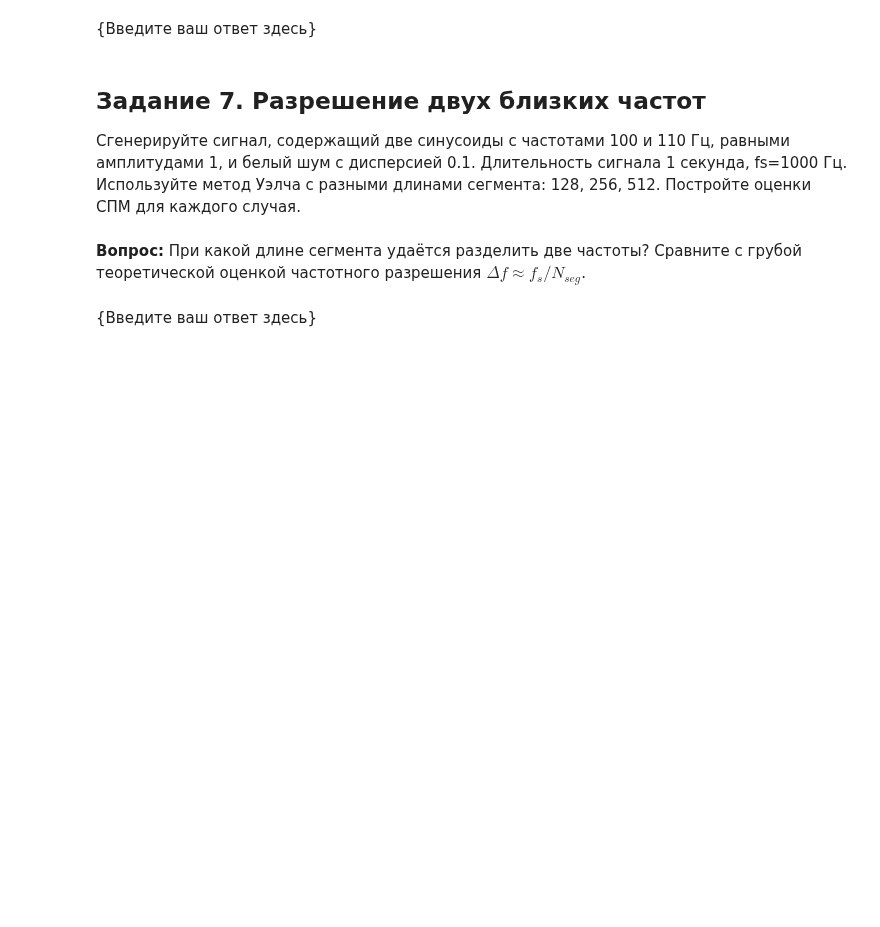
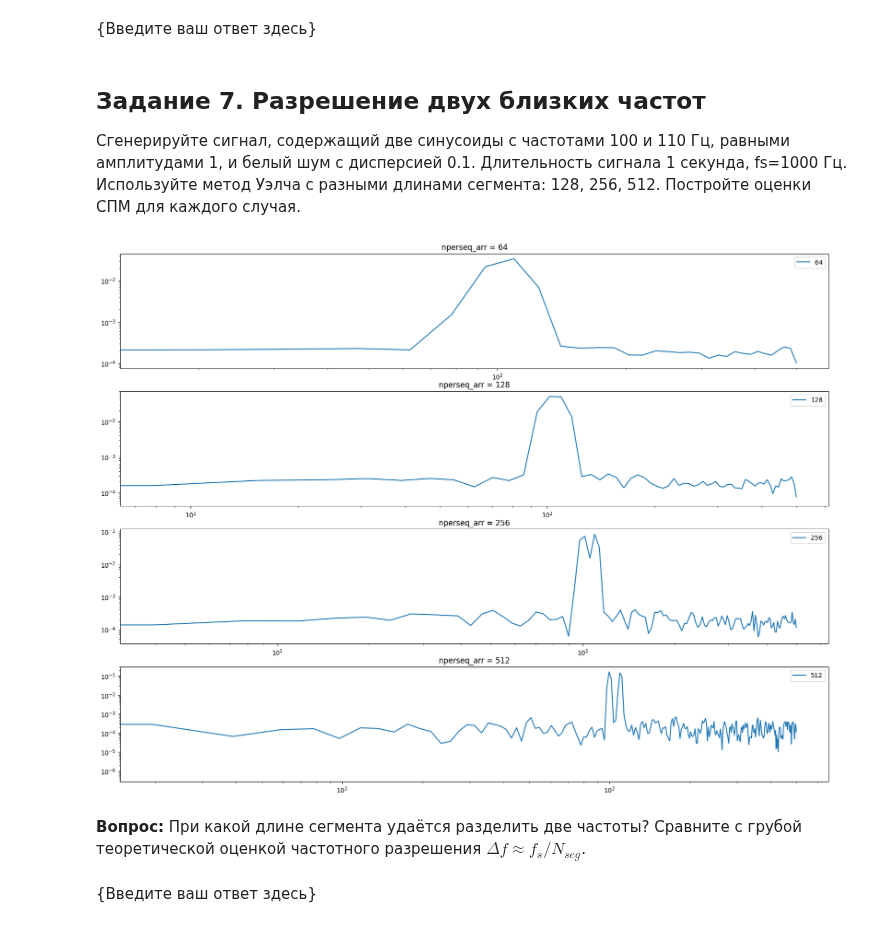
Before and after one commit to Korobokkk/YADRO-2026_dsp-seminars, a Jupyter notebook: kiselel_4_lab.ipynb, the cells around one changed output. Cells and saved outputs as stored; diff of their text form; code cells hidden in the pictures; blank space fills up the shorter version.

```diff
--- a/kiselel_4_lab.ipynb
+++ b/kiselel_4_lab.ipynb
@@ -324,3 +322,42 @@ disp = 50.0
+# %%
+def custom_signal(freq1, freq2):
+  T = 1
+  fs = 1000
+
+  A = 1
+  phase = 0
+  t = np.arange(0, 1, 1 / fs)
+  signal1 = A * np.sin(2 * np.pi * t * freq1 + phase)
+  signal2 = A * np.sin(2 * np.pi * t * freq2 + phase)
+
+  Pnoise = 0.1
+
+  new_noise = np.random.normal(0, np.sqrt(Pnoise), T * fs)
+  result_signal = signal1 + signal2 + new_noise
+
+  nperseq_arr = [64, 128, 256, 512]
+
+  plt.figure(figsize=(20, 15))
+  counter = 0
+  for n in nperseq_arr:
+    counter += 1
+
+    f_white_welch, arr_white_welch = scipy.signal.welch(result_signal, fs=fs, window='hann', nperseg = n , noverlap = n // 2)
+    plt.subplot(4, 1, counter)
+    plt.title(f'nperseq_arr = {n}')
+    plt.loglog(f_white_welch, arr_white_welch, label= f"{str(n)}")
+    plt.legend()
+    plt.draw()
+
+
+# SNR_arr = [20, 10, 0, -10, -20 ]
+# for snr in SNR_arr:
+#   find_harmonic(snr)
+
+custom_signal(100, 110)
+#new_noise = np.random.
+# %% [output]
+[figure, added]
 # %% [markdown]
 **Вопрос:** При какой длине сегмента удаётся разделить две частоты? Сравните с грубой теоретической оценкой частотного разрешения $\Delta f \approx f_s / N_{seg}$.
 # %% [markdown]
```
Also changed, not shown: parts of 1 cell of this notebook.
